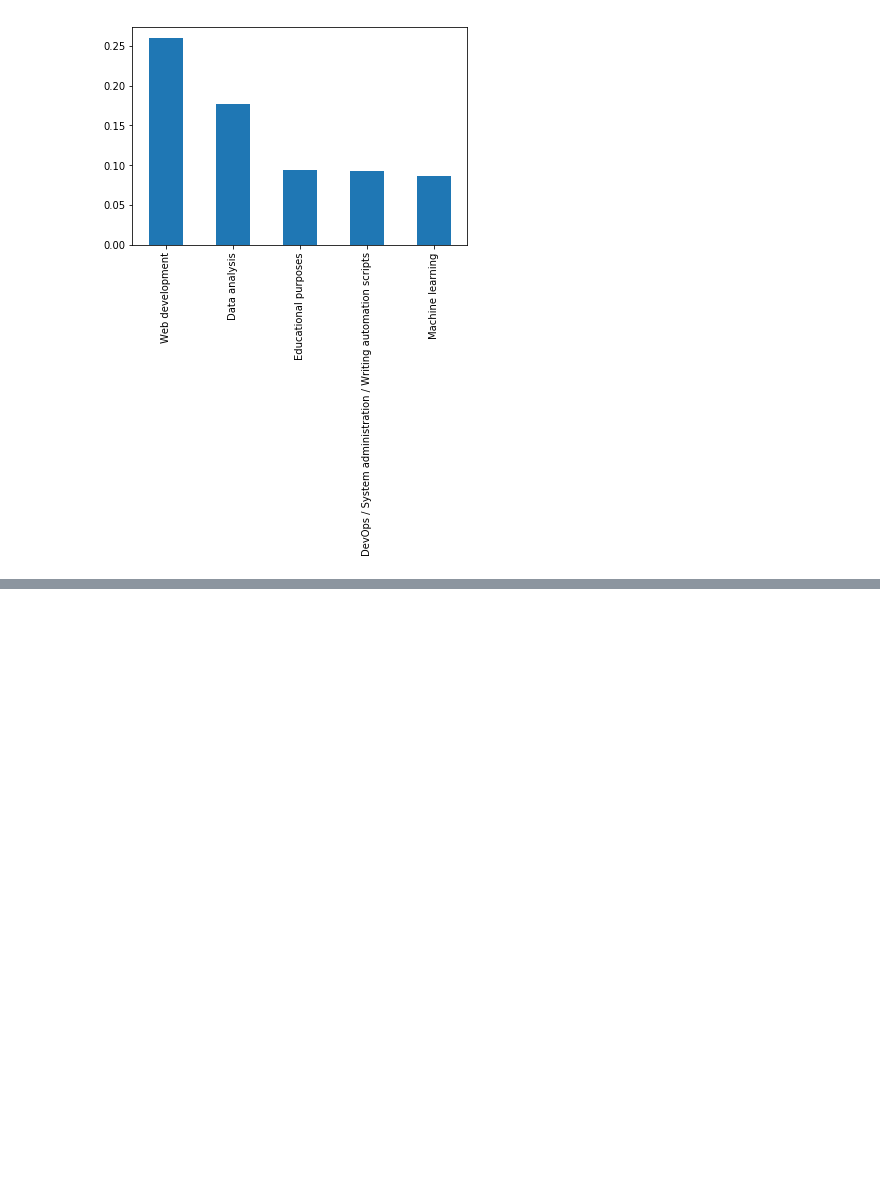
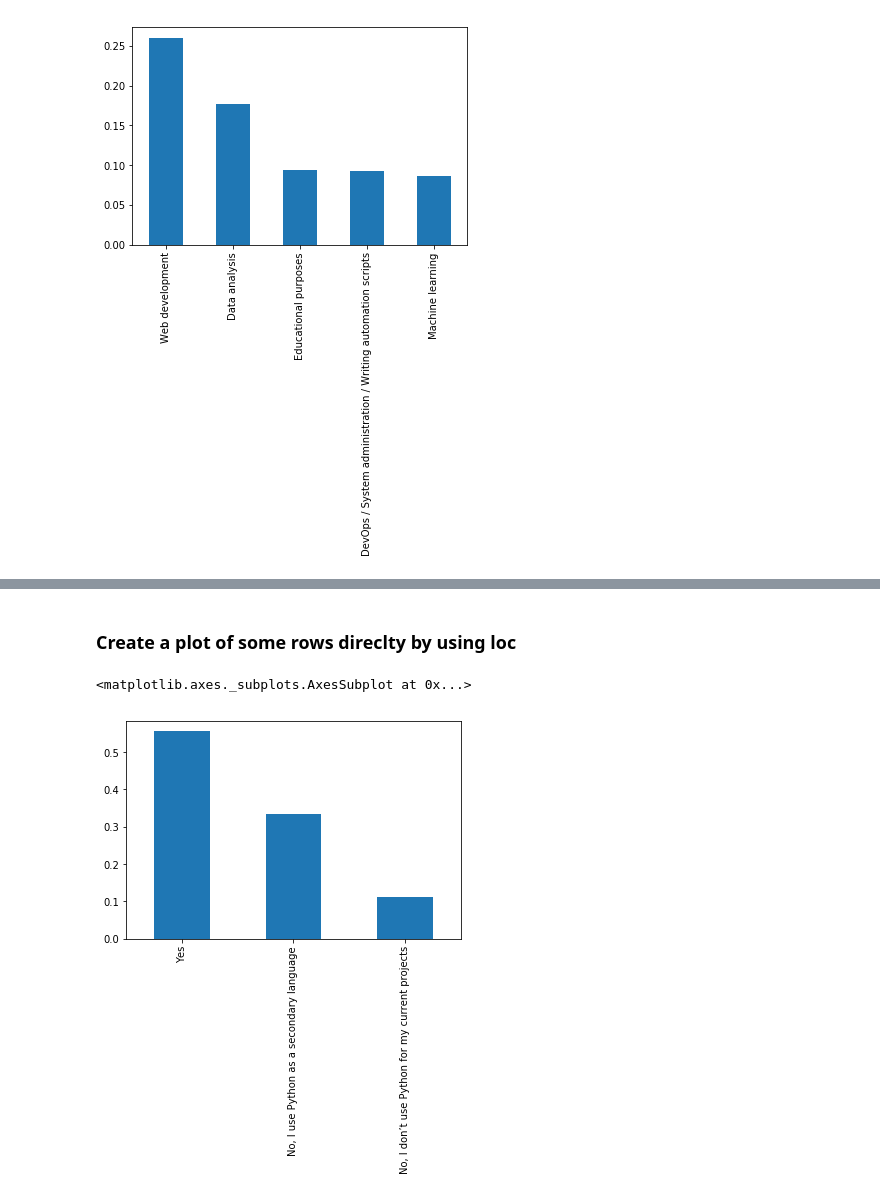
Before and after one commit to vfp1/bts-mbds-data-science-foundations-2019, a Jupyter notebook: sessions/01_Pandas_Introduction_Common_Data_Formats.ipynb, the cells around one changed output, grey strips where cells are left out. Drawn from its saved outputs; the diff is of its cells as text; code cells hidden in the pictures; blank space fills up the shorter version.

```diff
--- a/sessions/01_Pandas_Introduction_Common_Data_Formats.ipynb
+++ b/sessions/01_Pandas_Introduction_Common_Data_Formats.ipynb
@@ -881,0 +1124,7 @@ data["What do you use Python for the most?"].value_counts(normalize=True).head()
+# %% [markdown]
+### Create a plot of some rows direclty by using loc
+# %%
+data.loc[12:20, "Is Python the main language you use for your current projects?"].value_counts(normalize=True).head().plot.bar()
+# %% [output]
+<matplotlib.axes._subplots.AxesSubplot at 0x...>
+[figure, added]
```
Also changed, not shown: parts of 59 cells of this notebook.
